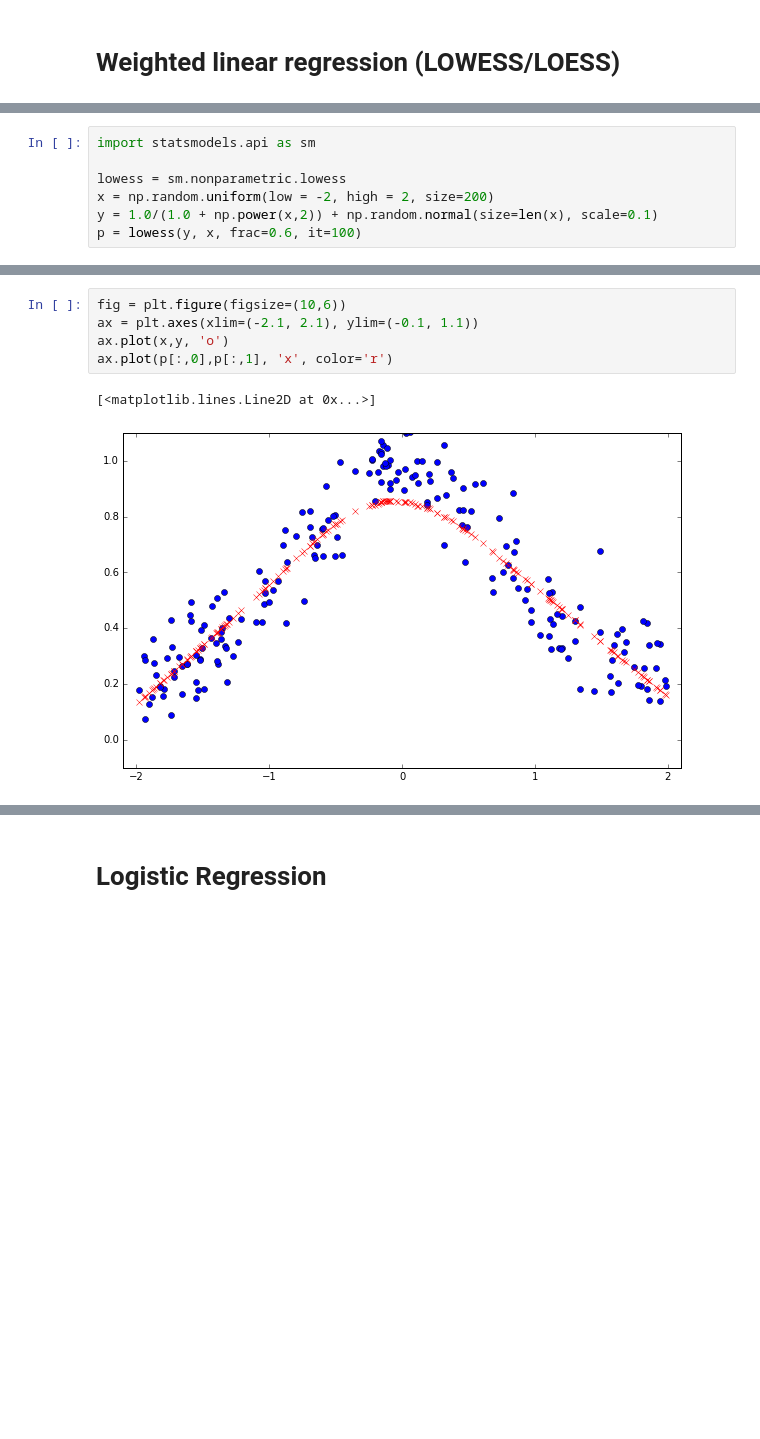
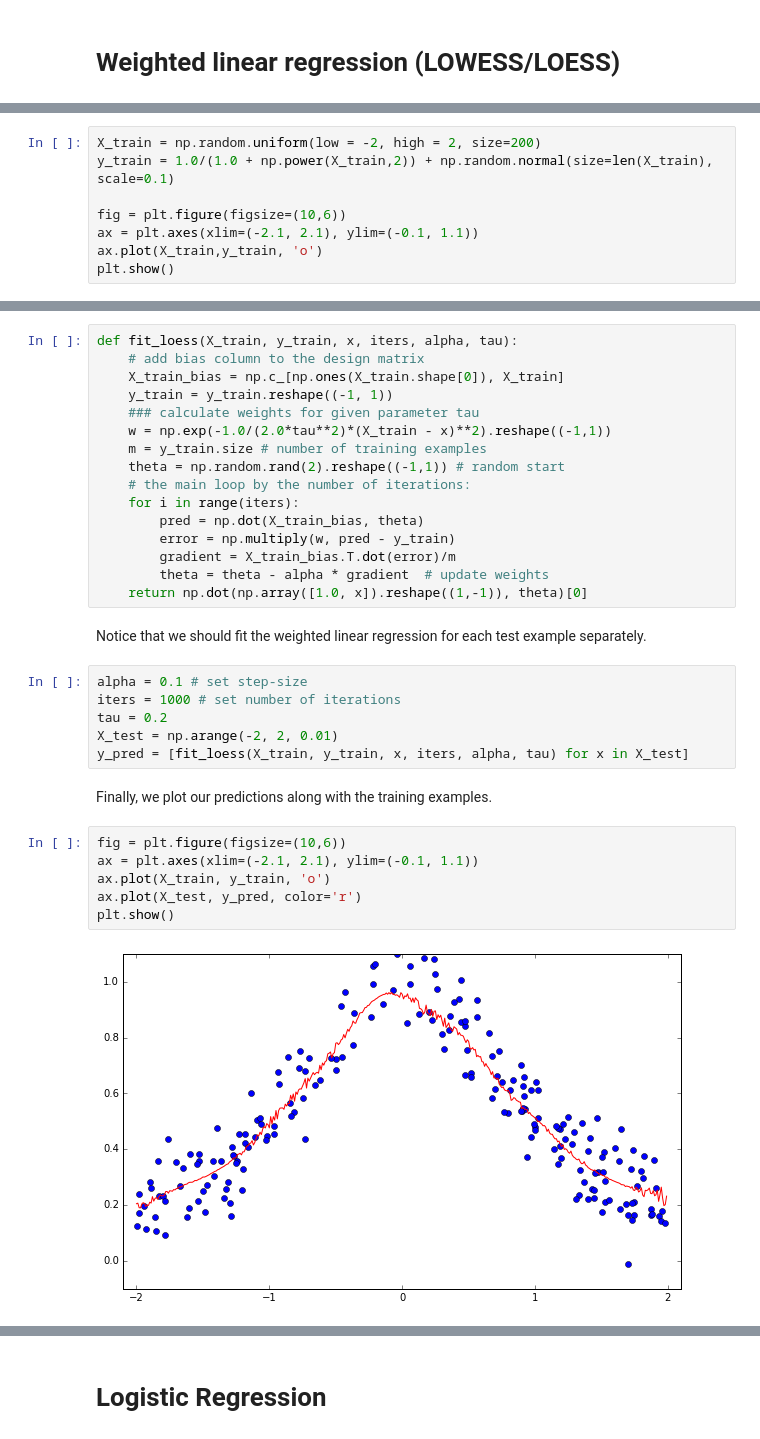
Before and after one commit to NimJ/MTH594_MachineLearning, a Jupyter notebook: ipython/Lecture2.ipynb, the cells around one changed output, grey strips where cells are left out. Saved outputs shown, nothing was run; the diff lists cells and outputs as text; blank space fills up the shorter version.

```diff
--- a/ipython/Lecture2.ipynb
+++ b/ipython/Lecture2.ipynb
@@ -25,7 +23,8 @@ Weighted linear regression takes the closest points and fits the linear regressi
 # %%
-import statsmodels.api as sm
+X_train = np.random.uniform(low = -2, high = 2, size=200)
+y_train = 1.0/(1.0 + np.power(X_train,2)) + np.random.normal(size=len(X_train), scale=0.1)
 
-lowess = sm.nonparametric.lowess
-x = np.random.uniform(low = -2, high = 2, size=200)
-y = 1.0/(1.0 + np.power(x,2)) + np.random.normal(size=len(x), scale=0.1)
-p = lowess(y, x, frac=0.6, it=100)
+fig = plt.figure(figsize=(10,6))
+ax = plt.axes(xlim=(-2.1, 2.1), ylim=(-0.1, 1.1))
+ax.plot(X_train,y_train, 'o')
+plt.show()
@@ -32,8 +43,34 @@ p = lowess(y, x, frac=0.6, it=100)
+# %%
+def fit_loess(X_train, y_train, x, iters, alpha, tau):
+    # add bias column to the design matrix
+    X_train_bias = np.c_[np.ones(X_train.shape[0]), X_train]
+    y_train = y_train.reshape((-1, 1))
+    ### calculate weights for given parameter tau
+    w = np.exp(-1.0/(2.0*tau**2)*(X_train - x)**2).reshape((-1,1))
+    m = y_train.size # number of training examples
+    theta = np.random.rand(2).reshape((-1,1)) # random start
+    # the main loop by the number of iterations:
+    for i in range(iters):
+        pred = np.dot(X_train_bias, theta)
+        error = np.multiply(w, pred - y_train)
+        gradient = X_train_bias.T.dot(error)/m
+        theta = theta - alpha * gradient  # update weights
+    return np.dot(np.array([1.0, x]).reshape((1,-1)), theta)[0]
+# %% [markdown]
+Notice that we should fit the weighted linear regression for each test example separately.
+# %%
+alpha = 0.1 # set step-size
+iters = 1000 # set number of iterations
+tau = 0.2
+X_test = np.arange(-2, 2, 0.01)
+y_pred = [fit_loess(X_train, y_train, x, iters, alpha, tau) for x in X_test]
+# %% [markdown]
+Finally, we plot our predictions along with the training examples.
 # %%
 fig = plt.figure(figsize=(10,6))
 ax = plt.axes(xlim=(-2.1, 2.1), ylim=(-0.1, 1.1))
-ax.plot(x,y, 'o')
-ax.plot(p[:,0],p[:,1], 'x', color='r')
+ax.plot(X_train, y_train, 'o')
+ax.plot(X_test, y_pred, color='r')
+plt.show()
 # %% [output]
-[<matplotlib.lines.Line2D at 0x...>]
-[figure, old version]
+[figure, new version]
```
Also changed, not shown: parts of 7 cells of this notebook.
